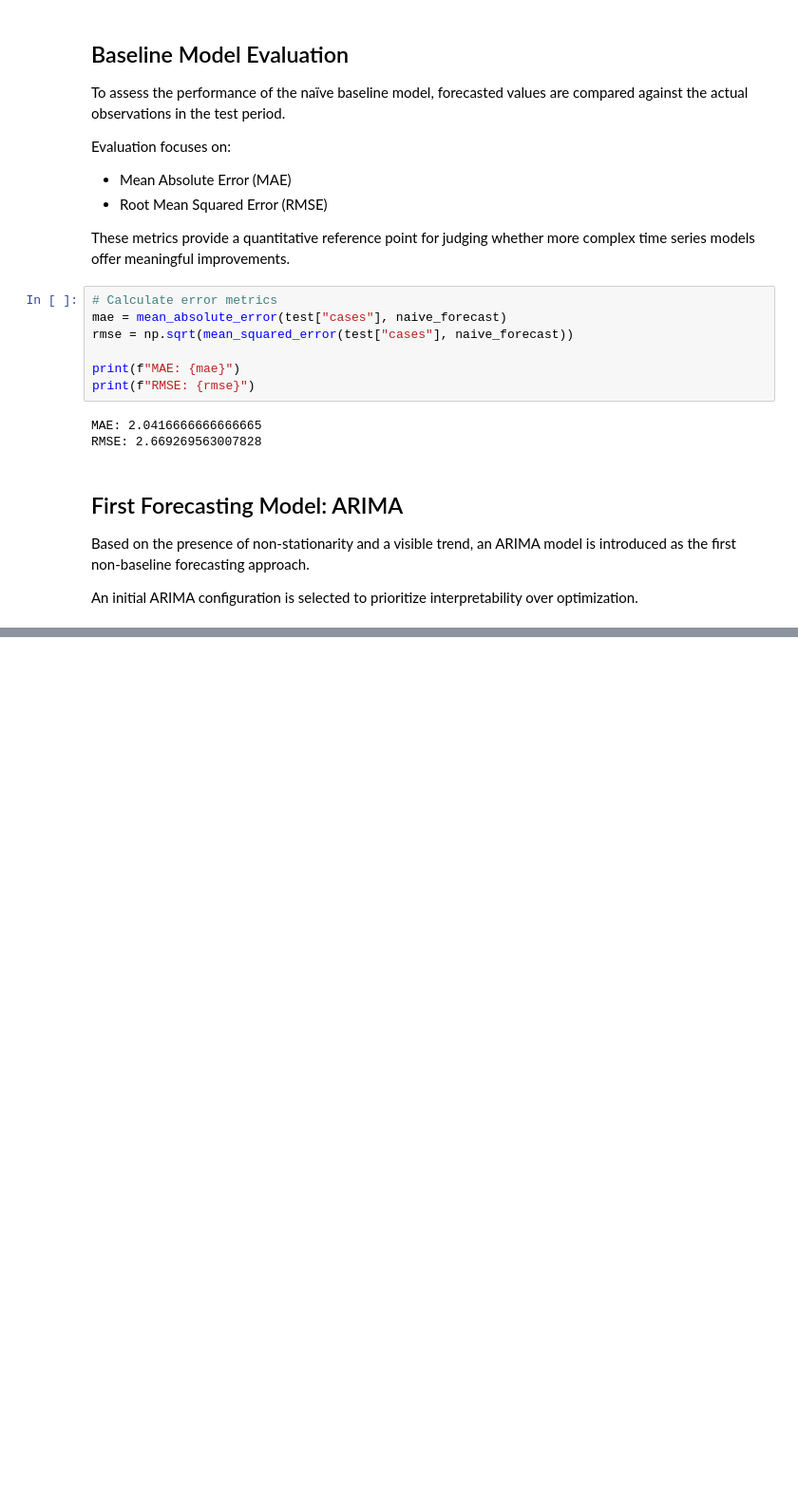
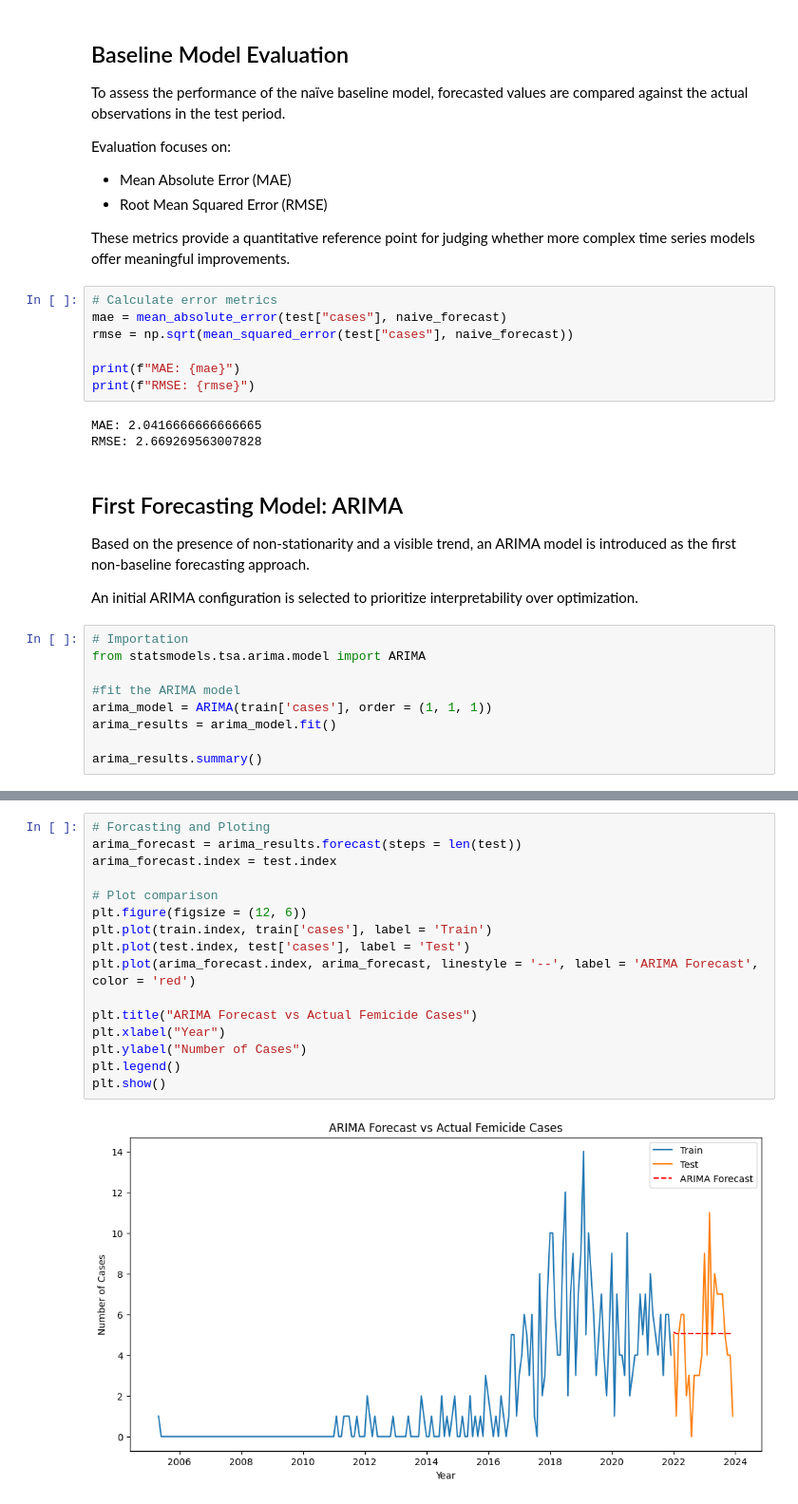
Before and after one commit to TonnieD/Femicide-Analysis-and-Forecasting, a Jupyter notebook: Notebooks/forcasting.ipynb, the cells around one changed output, grey strips where cells are left out. Shown at 95% size. Drawn from its saved outputs; the diff is of its cells as text; blank space fills up the shorter version.

Commit message:
Built ARIMA Forecasting model evaluated it and compared performance to the basline model

```diff
--- a/Notebooks/forcasting.ipynb
+++ b/Notebooks/forcasting.ipynb
@@ -242,3 +242,12 @@ an ARIMA model is introduced as the first non-baseline forecasting approach.
 
 An initial ARIMA configuration is selected to prioritize interpretability
 over optimization.
+# %%
+# Importation
+from statsmodels.tsa.arima.model import ARIMA
+
+#fit the ARIMA model
+arima_model = ARIMA(train['cases'], order = (1, 1, 1))
+arima_results = arima_model.fit()
+
+arima_results.summary()
@@ -244,0 +273,18 @@ over optimization.
+# %%
+# Forcasting and Ploting
+arima_forecast = arima_results.forecast(steps = len(test))
+arima_forecast.index = test.index
+
+# Plot comparison
+plt.figure(figsize = (12, 6))
+plt.plot(train.index, train['cases'], label = 'Train')
+plt.plot(test.index, test['cases'], label = 'Test')
+plt.plot(arima_forecast.index, arima_forecast, linestyle = '--', label = 'ARIMA Forecast', color = 'red')
+
+plt.title("ARIMA Forecast vs Actual Femicide Cases")
+plt.xlabel("Year")
+plt.ylabel("Number of Cases")
+plt.legend()
+plt.show()
+# %% [output]
+[figure, added]
```
Also changed, not shown: parts of 3 cells of this notebook.
